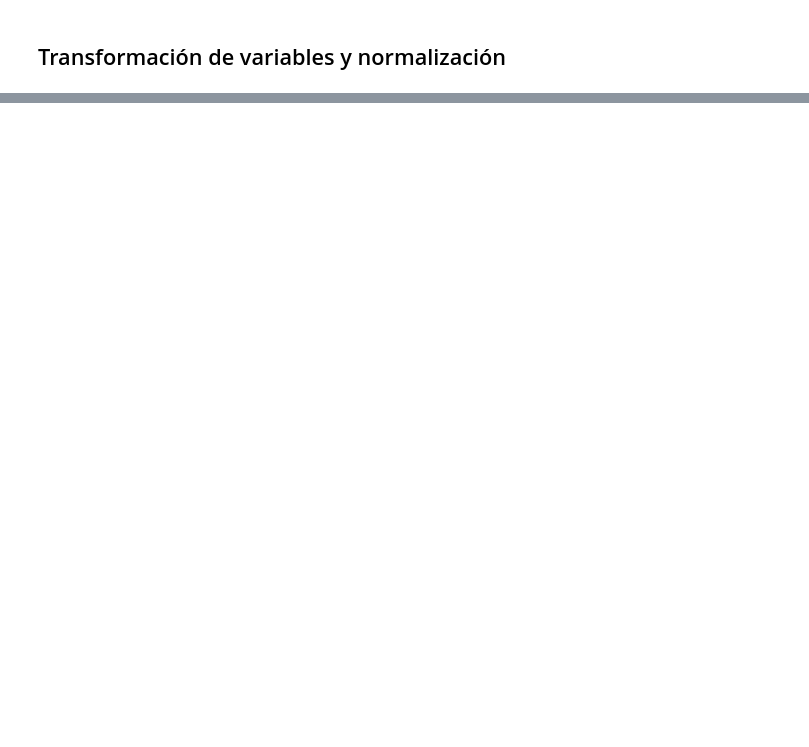
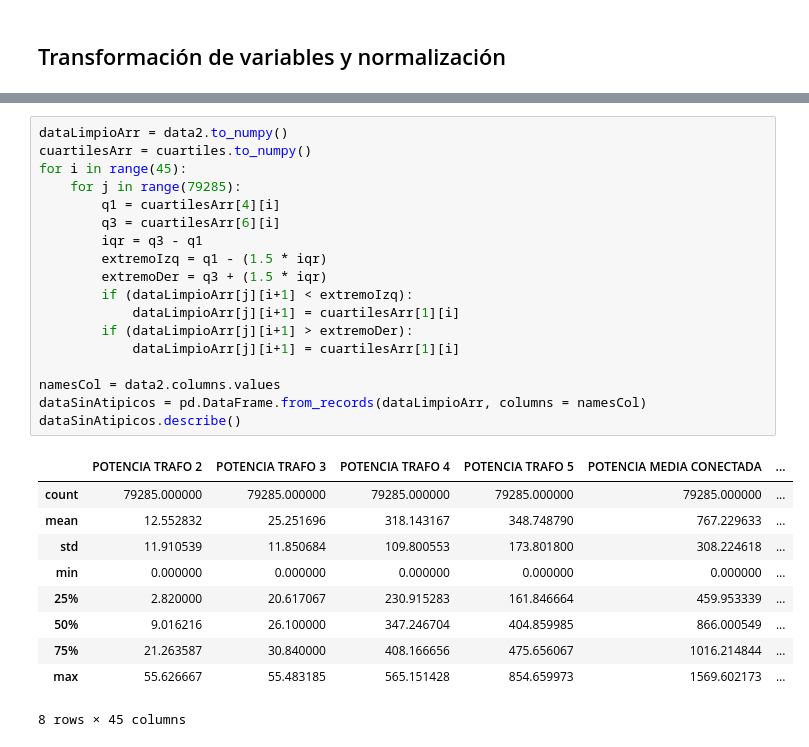
Before and after one commit to douglasag17/ML-SmartBuildings, a Jupyter notebook: PreparacionDeLosDatos/hvac.ipynb, the cells around one changed output, grey strips where cells are left out. Saved outputs shown, nothing was run; the diff lists cells and outputs as text; blank space fills up the shorter version.

```diff
--- a/PreparacionDeLosDatos/hvac.ipynb
+++ b/PreparacionDeLosDatos/hvac.ipynb
@@ -71,0 +79,29 @@ plt.hist(data2["TEMPERATURA EXTERIOR"])
+# %%
+dataLimpioArr = data2.to_numpy()
+cuartilesArr = cuartiles.to_numpy()
+for i in range(45):
+    for j in range(79285):
+        q1 = cuartilesArr[4][i]
+        q3 = cuartilesArr[6][i]
+        iqr = q3 - q1
+        extremoIzq = q1 - (1.5 * iqr)
+        extremoDer = q3 + (1.5 * iqr)
+        if (dataLimpioArr[j][i+1] < extremoIzq):
+            dataLimpioArr[j][i+1] = cuartilesArr[1][i]
+        if (dataLimpioArr[j][i+1] > extremoDer):
+            dataLimpioArr[j][i+1] = cuartilesArr[1][i]
+
+namesCol = data2.columns.values
+dataSinAtipicos = pd.DataFrame.from_records(dataLimpioArr, columns = namesCol)
+dataSinAtipicos.describe()
+# %% [output]
+|  | POTENCIA TRAFO 2 | POTENCIA TRAFO 3 | POTENCIA TRAFO 4 | POTENCIA TRAFO 5 | POTENCIA MEDIA CONECTADA | ... |
+| count | 79285.000000 | 79285.000000 | 79285.000000 | 79285.000000 | 79285.000000 | ... |
+| mean | 12.552832 | 25.251696 | 318.143167 | 348.748790 | 767.229633 | ... |
+| std | 11.910539 | 11.850684 | 109.800553 | 173.801800 | 308.224618 | ... |
+| min | 0.000000 | 0.000000 | 0.000000 | 0.000000 | 0.000000 | ... |
+| 25% | 2.820000 | 20.617067 | 230.915283 | 161.846664 | 459.953339 | ... |
+| 50% | 9.016216 | 26.100000 | 347.246704 | 404.859985 | 866.000549 | ... |
+| 75% | 21.263587 | 30.840000 | 408.166656 | 475.656067 | 1016.214844 | ... |
+| max | 55.626667 | 55.483185 | 565.151428 | 854.659973 | 1569.602173 | ... |
+8 rows × 45 columns
```
Also changed, not shown: parts of 5 cells of this notebook, 1 other file.
